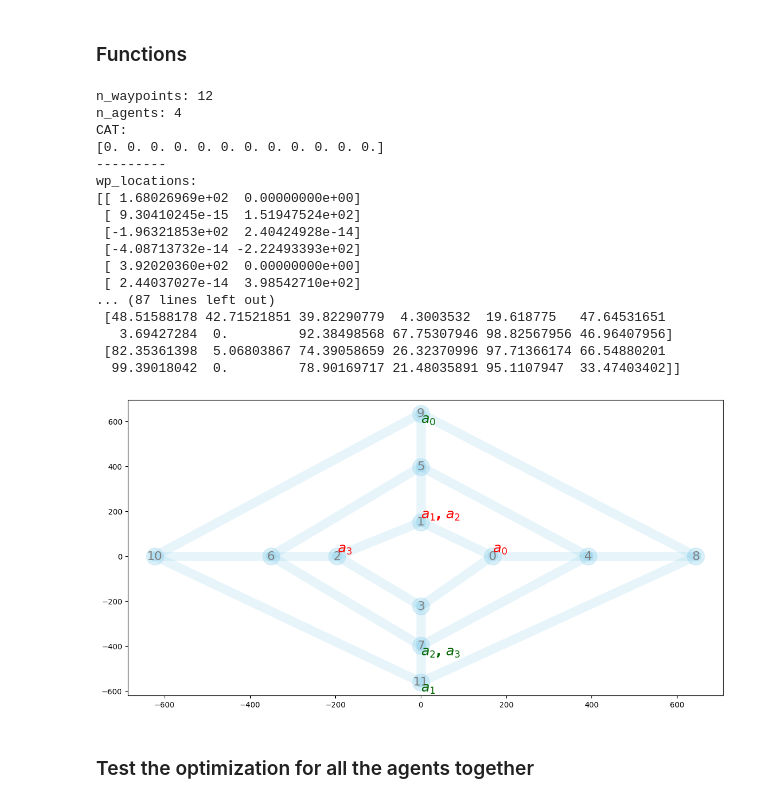
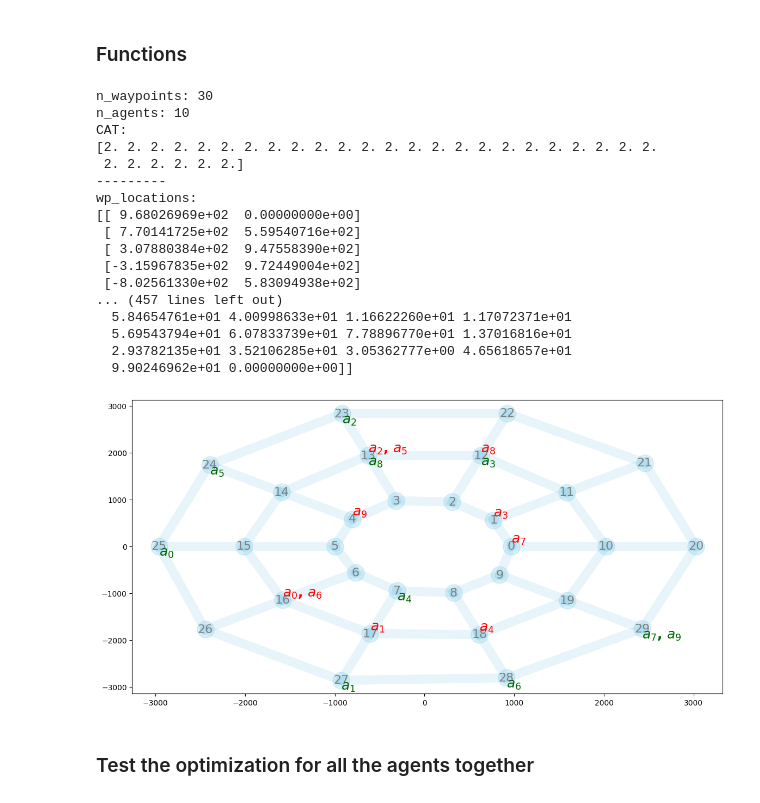
Before and after one commit to dt-1729/ULI_NASA, a Jupyter notebook: UTM_scheduling_and_routing/test_flpoAgent.ipynb, the cells around one changed output. Drawn from its saved outputs; the diff is of its cells as text; code cells hidden in the pictures.

```diff
--- a/UTM_scheduling_and_routing/test_flpoAgent.ipynb
+++ b/UTM_scheduling_and_routing/test_flpoAgent.ipynb
@@ -82,16 +85,16 @@ importlib.reload(createEnv)
 importlib.reload(supporting_functions)
 
 # generate waypoints and the adjacency matrix
-n_waypoints = 12
-n_agents = 4
-tolArray = np.random.uniform(0.0, 0.0, n_waypoints)
+n_waypoints = 30
+n_agents = 10
+tolArray = np.random.uniform(2.0, 2.0, n_waypoints)
 
 # Grid network parameters
 grid_params = {
     'type':'grid',
     'n_points':n_waypoints,
     'grid_size':1000,
-    'noise_factor':10
+    'noise_factor':15
 }
 
 # Ring network parameters
@@ -99,7 +102,7 @@ ring_params = {
     'type':'ring',
     'num_rings':3,
     'points_per_ring':int(n_waypoints/3),
-    'center_distance':200,
+    'center_distance':1000,
     'deformation_level':50.0,
     'extra_connections':0.00,
     'missing_connections':0.05
@@ -109,48 +112,48 @@ ring_params = {
 mars = createEnv.MARS(
     n_waypoints,
     n_agents,
     tolArray,
     ring_params,
     seed=11,
     offset_energy=1,
     printFlag=True)
 
 # compute conflict cost
 beta0=1e-8
 gamma_t = 5
 gamma_c = 7.5
 coeff_t = 50
 coeff_c = 5.0
 
 # mars visualization
 cmap = get_cmap('tab20')
 agent_colors = {a: cmap(i / mars.n_agents) for i, a in enumerate(range(mars.n_agents))}
 createEnv.plotNetwork(mars=mars, figuresize=(14,7), routes=[], agent_colors=agent_colors, showEdgeLength=False, plotPaths=False)
 
 # agent visualization
 # show_graph=0
 # if show_graph:
 #     for i,v in enumerate(mars.agents):
 #         v.showGraph(mars.wp_locations, mars.dist_mat, mars.mask, mars.sched_mat[i,:], figuresize=(10,5), showEdgeTimeLim=True)
 # %% [output]
-n_waypoints: 12
-n_agents: 4
+n_waypoints: 30
+n_agents: 10
 CAT:
-[0. 0. 0. 0. 0. 0. 0. 0. 0. 0. 0. 0.]
+[2. 2. 2. 2. 2. 2. 2. 2. 2. 2. 2. 2. 2. 2. 2. 2. 2. 2. 2. 2. 2. 2. 2. 2.
+ 2. 2. 2. 2. 2. 2.]
 ---------
 wp_locations:
-[[ 1.68026969e+02  0.00000000e+00]
- [ 9.30410245e-15  1.51947524e+02]
- [-1.96321853e+02  2.40424928e-14]
- [-4.08713732e-14 -2.22493393e+02]
- [ 3.92020360e+02  0.00000000e+00]
- [ 2.44037027e-14  3.98542710e+02]
-... (87 lines left out)
- [48.51588178 42.71521851 39.82290779  4.3003532  19.618775   47.64531651
-   3.69427284  0.         92.38498568 67.75307946 98.82567956 46.96407956]
- [82.35361398  5.06803867 74.39058659 26.32370996 97.71366174 66.54880201
-  99.39018042  0.         78.90169717 21.48035891 95.1107947  33.47403402]]
+[[ 9.68026969e+02  0.00000000e+00]
+ [ 7.70141725e+02  5.59540716e+02]
+ [ 3.07880384e+02  9.47558390e+02]
+ [-3.15967835e+02  9.72449004e+02]
+ [-8.02561330e+02  5.83094938e+02]
+... (457 lines left out)
+  5.84654761e+01 4.00998633e+01 1.16622260e+01 1.17072371e+01
+  5.69543794e+01 6.07833739e+01 7.78896770e+01 1.37016816e+01
+  2.93782135e+01 3.52106285e+01 3.05362777e+00 4.65618657e+01
+  9.90246962e+01 0.00000000e+00]]
-[figure, old version]
+[figure, new version]
 # %%
 # agent_0 = mars.agents[0]
 # sched0_init = mars.sched_mat[0,:]
```
Also changed, not shown: parts of 13 cells of this notebook, 1 other file.
